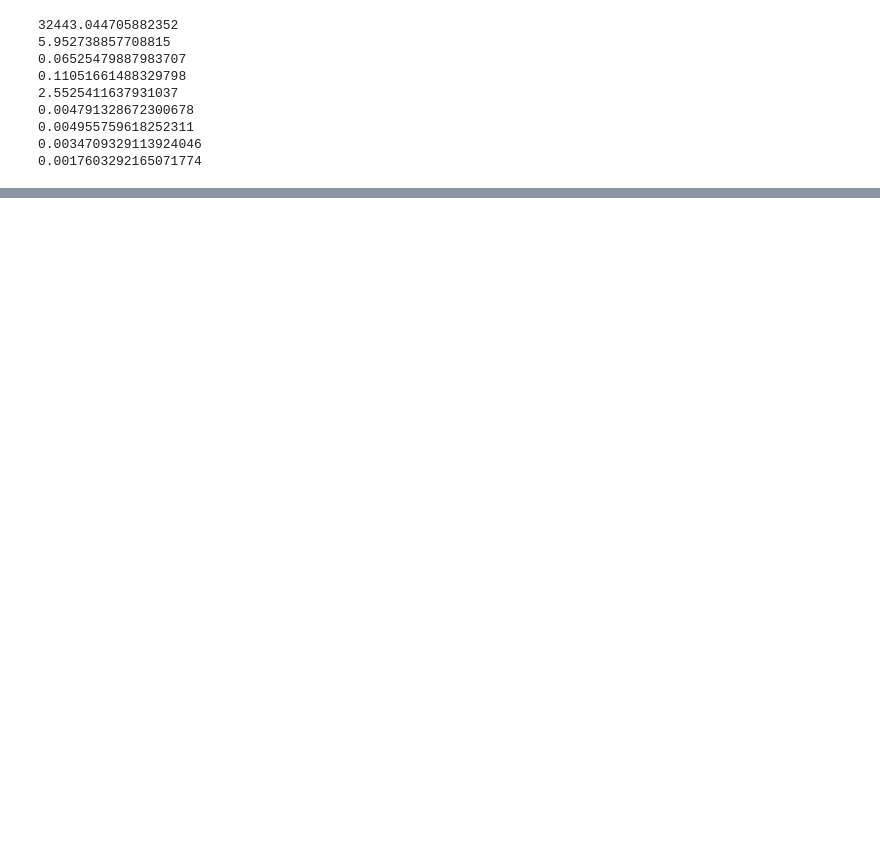
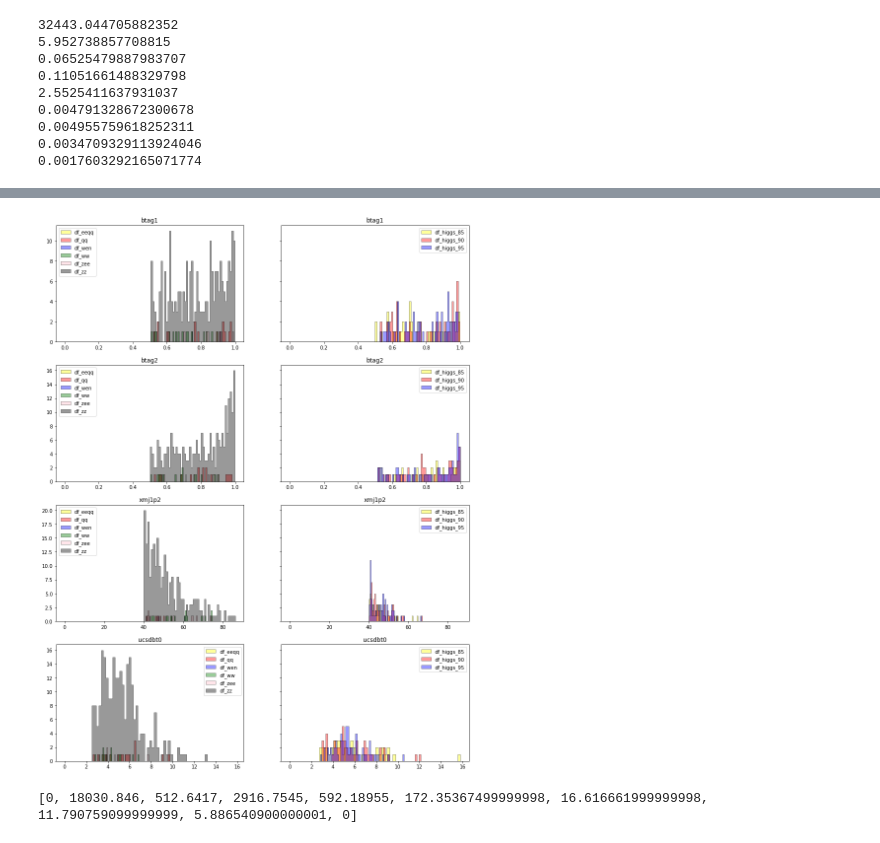
Before and after one commit to irenecortinovis/HiggsSearch-LEP, a Jupyter notebook: scan_events.ipynb, the cells around one changed output, grey strips where cells are left out. Saved outputs shown, nothing was run; the diff lists cells and outputs as text; code cells hidden in the pictures; blank space fills up the shorter version.

```diff
--- a/scan_events.ipynb
+++ b/scan_events.ipynb
@@ -148,2 +185,72 @@ plt.show()
 # %%
 #to do: add signal + background and compare to data, see if it matches (normalising)
+# %%
+#check variables for each channel, try to make some sense out of them and try to see possible cuts
+varlist = ['btag1', 'btag2', 'xmj1p2', 'ucsdbt0' ]
+#varlist = ['mmis', 'pho_ene']
+varlength = len(varlist)
+
+colors = ['yellow', 'red', 'blue', 'green', 'pink', 'black']
+bins = 50
+
+#plot each variable on each row
+#left background, right signal(s)
+df_list_cut = []
+
+
+f, axs = plt.subplots(varlength, 2, sharey='row', sharex='row', figsize=(15,varlength*5))
+for dfname in df_names:
+    index = df_names.index(dfname)
+    tmpdf = (df_list[index])[(df_list[index])['btag1'] >0.5]
+    tmpdf = tmpdf[tmpdf['btag2'] >0.5]
+    tmpdf = tmpdf[tmpdf['ucsdbt0'] >2.5]
+    tmpdf = tmpdf[tmpdf['xmj1p2'] >40]
+    df_list_cut.append(tmpdf)
+
+
+nevents = [0]*len(df_list)
+
+for varname in varlist:
+    index_var = varlist.index(varname)
+    for dfname in df_names:
+        index = df_names.index(dfname)
+
+        #backgrounds
+        if bkgsigdata[index] == 'bkg':
+            #plot histograms (normalised area to 1)
+            axs[index_var,0].hist((df_list_cut[index])[varname], bins=bins, color=colors[index%len(colors)], ec="black", histtype="stepfilled", label=dfname, alpha=0.4)
+            if(n_events(df_list_cut[index]) != 0):
+                #calculate scale factor (xs) and plot histograms
+                scalef = scalefactor(int_lumi, n_events(df_list_cut[index]), dfxsec(dfname, df_names))
+                weights = scalef*np.ones_like(np.linspace(1,n_events(df_list_cut[index]), n_events(df_list_cut[index])))
+                #axs[index_var,0].hist(((df_list_cut[index])[varname]), bins=bins, weights=weights, color=colors[index%len(colors)], ec="black", histtype="stepfilled", label=dfname, alpha=0.4)
+                nevents[index]=((n_events(df_list_cut[index]))*scalef)
+            else:
+                nevents[index]=0
+
+        #signals
+        if bkgsigdata[index] == 'sgn':
+            #plot histograms (normalised area to 1)
+            axs[index_var,1].hist((df_list_cut[index])[varname], bins=bins, color=colors[index%len(colors)], ec="black", histtype="stepfilled", label=dfname, alpha=0.4)
+
+            #calculate scale factor (xs) and plot histograms
+            if(n_events(df_list_cut[index]) != 0):
+                scalef = scalefactor(int_lumi, n_events(df_list_cut[index]), dfxsec(dfname, df_names))
+                weights = scalef*np.ones_like(np.linspace(1,n_events(df_list_cut[index]), n_events(df_list_cut[index])))
+                #axs[index_var,1].hist(((df_list_cut[index])[varname]), bins=bins, weights=weights, color=colors[index%len(colors)], ec="black", histtype="stepfilled", label=dfname, alpha=0.4)
+                nevents[index]=((n_events(df_list_cut[index]))*scalef)
+            else:
+                nevents[index] = 0
+    #plot title and legend for background (left) and signal (right)
+    axs[index_var,0].set_title(varname)
+    axs[index_var,0].legend(loc='best')
+    axs[index_var,1].set_title(varname)
+    axs[index_var,1].legend(loc='best')
+
+plt.show()
+# %% [output]
+[figure, added]
+# %%
+print(nevents)
+# %% [output]
+[0, 18030.846, 512.6417, 2916.7545, 592.18955, 172.35367499999998, 16.616661999999998, 11.790759099999999, 5.886540900000001, 0]
```
Also changed, not shown: parts of 7 cells of this notebook.
